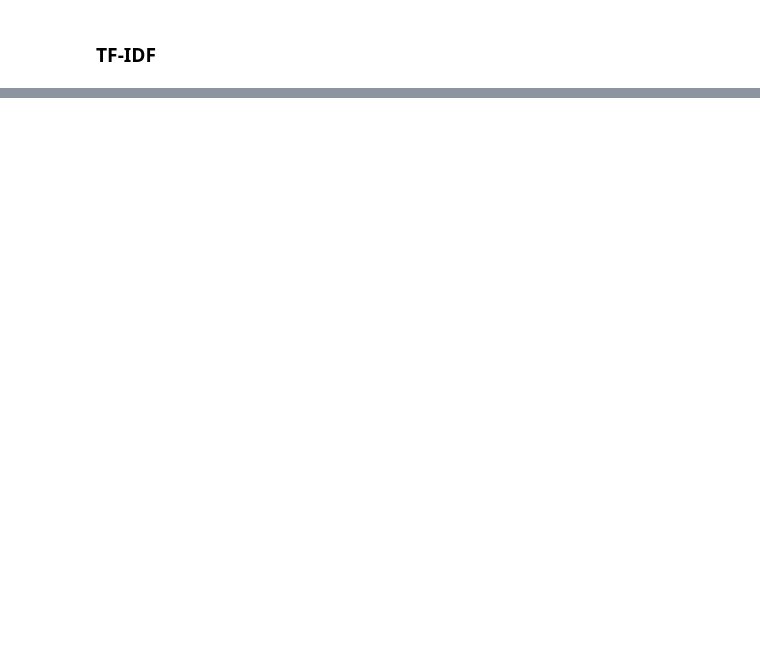
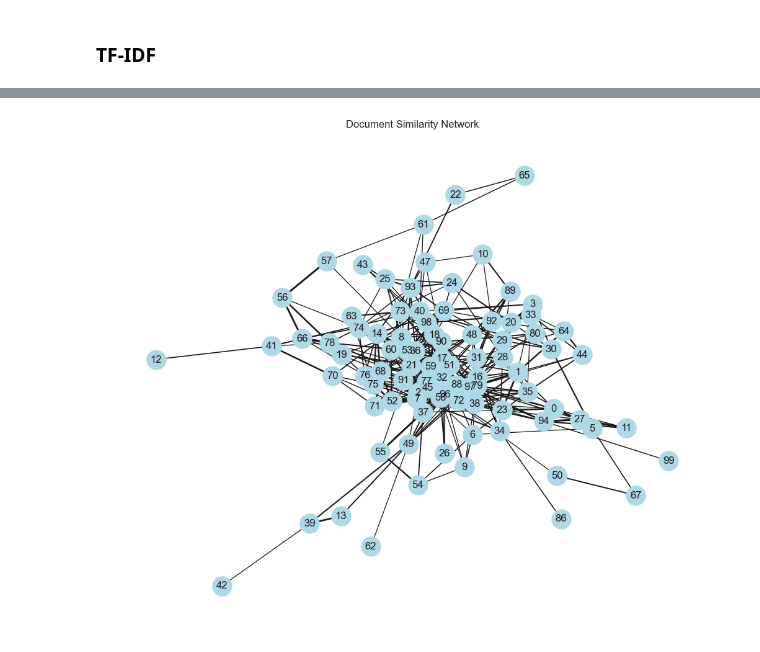
Before and after one commit to 0xThurling/programming-languages-report, a Jupyter notebook: Project.ipynb, the cells around one changed output, grey strips where cells are left out. Saved outputs shown, nothing was run; the diff lists cells and outputs as text; code cells hidden in the pictures; blank space fills up the shorter version.

```diff
--- a/Project.ipynb
+++ b/Project.ipynb
@@ -759,0 +862,19 @@ plt.show()
+# %%
+# Create and draw network
+plt.figure(figsize=(10, 8))
+G = nx.Graph()
+for i in range(100):
+    for j in range(i+1, 100):
+        if similarity_matrix[i][j] > 0.3:
+            G.add_edge(i, j, weight=similarity_matrix[i][j])
+
+pos = nx.spring_layout(G)
+nx.draw(G, pos,
+        node_color='lightblue',
+        node_size=500,
+        with_labels=True,
+        width=[G[u][v]['weight'] * 3 for u,v in G.edges()])
+plt.title('Document Similarity Network')
+plt.show()
+# %% [output]
+[figure, added]
```
Also changed, not shown: parts of 23 cells of this notebook.
